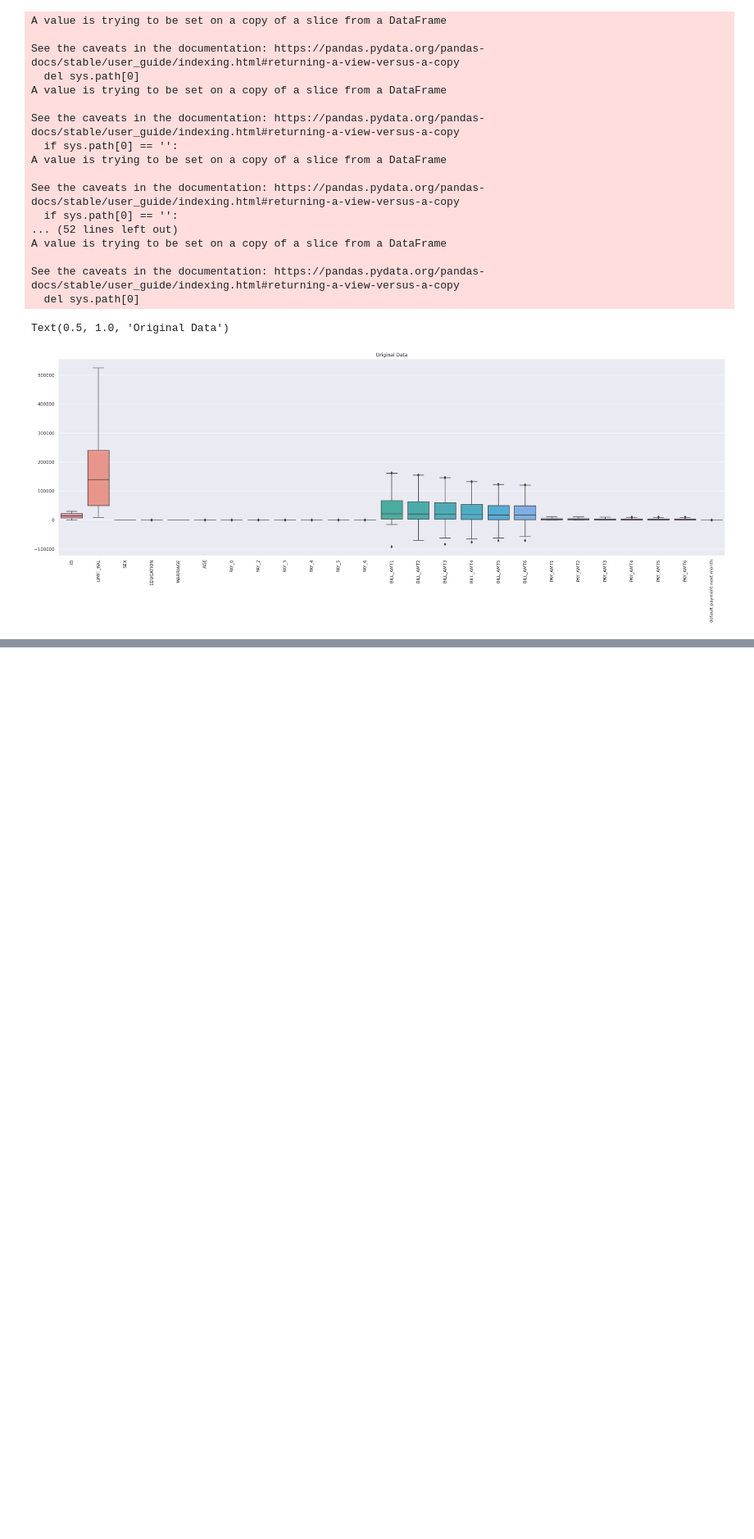
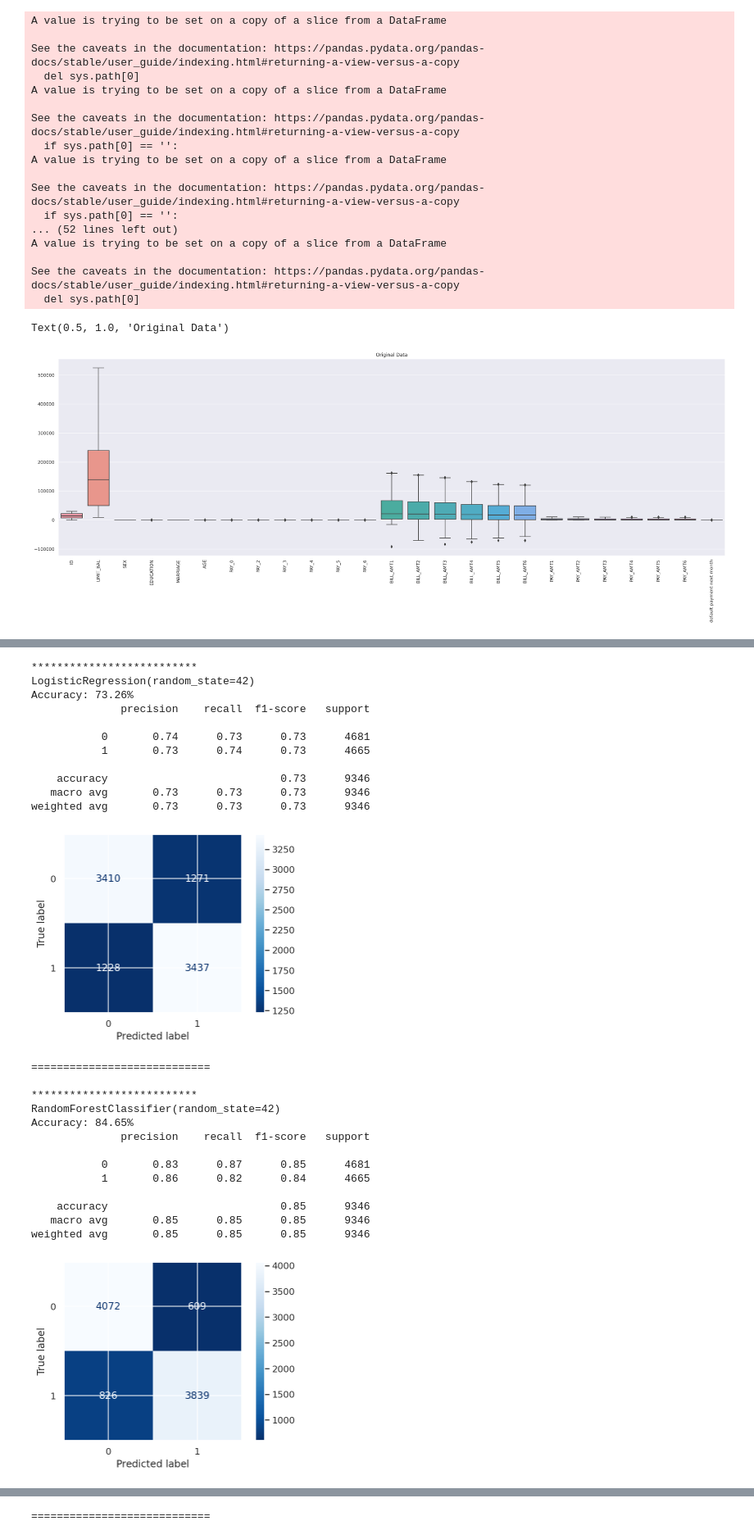
Before and after one commit to sanjayyanadi/supervised_model_classification, a Jupyter notebook: Credit_Card_Default_Prediction_Capstone_Project.ipynb, the cells around one changed output, grey strips where cells are left out. Shown at 82% size. Saved outputs shown, nothing was run; the diff lists cells and outputs as text; code cells hidden in the pictures; blank space fills up the shorter version.

```diff
--- a/Credit_Card_Default_Prediction_Capstone_Project.ipynb
+++ b/Credit_Card_Default_Prediction_Capstone_Project.ipynb
@@ -1163,15 +509,0 @@ weighted avg       0.61      0.46      0.50      6000
-# %%
-# model from seneraio 1
-model=rfc
-grid_values = {'n_estimators':[50, 80,  100], 'max_depth':[3, 5, 7]}
-rfc = GridSearchCV(rfc,grid_values, scoring = ('accuracy','roc_auc'),  cv=5)
-model.fit(X_train, Y_train)
-Y_pred_train = model.predict(X_train)
-Y_pred_validation= model.predict(X_test)
-print(model)
-acc = accuracy_score(Y_test, Y_pred_validation)
-print('Accuracy: %.2f%%'%(acc*100))
-print( classification_report(Y_test, model.predict(X_test)))
-plot_confusion_matrix(model, X_test, Y_test, cmap="Blues_r")
-plt.show()
-print(" ")
@@ -1196,2 +509,0 @@ RandomForestClassifier(max_depth=7, n_estimators=80, random_state=42)
-# %%
-model = model.best_estimator_
@@ -1251,0 +549,24 @@ importance_df.sort_values(by=['Feature Importance'],ascending=False)
+# %%
+from sklearn.preprocessing import StandardScaler
+from sklearn.model_selection import train_test_split
+from sklearn.linear_model import LogisticRegression
+from sklearn.ensemble import RandomForestClassifier, GradientBoostingClassifier
+from sklearn.tree import DecisionTreeClassifier
+from sklearn.svm import SVC
+from sklearn.metrics import accuracy_score
+from sklearn.metrics import confusion_matrix
+from sklearn.metrics import plot_confusion_matrix
+from sklearn.metrics import classification_report
+from sklearn.model_selection import GridSearchCV
+from sklearn.inspection import permutation_importance
+from sklearn.svm import SVC
+import warnings
+warnings.filterwarnings('ignore')
+
+seed=42
+lr=LogisticRegression (random_state=seed)
+rfc=RandomForestClassifier(random_state=seed)
+gbc= GradientBoostingClassifier(random_state=seed)
+dtc = DecisionTreeClassifier(random_state=seed)
+svc= SVC(random_state=seed)
+models=[lr,rfc,gbc,dtc,svc]
@@ -1251,0 +699,29 @@ importance_df.sort_values(by=['Feature Importance'],ascending=False)
+# %%
+model.base_model()
+# %% [output]
+**************************
+LogisticRegression(random_state=42)
+Accuracy: 73.26%
+              precision    recall  f1-score   support
+
+           0       0.74      0.73      0.73      4681
+           1       0.73      0.74      0.73      4665
+
+    accuracy                           0.73      9346
+   macro avg       0.73      0.73      0.73      9346
+weighted avg       0.73      0.73      0.73      9346
+[figure, added]
+============================
+
+**************************
+RandomForestClassifier(random_state=42)
+Accuracy: 84.65%
+              precision    recall  f1-score   support
+
+           0       0.83      0.87      0.85      4681
+           1       0.86      0.82      0.84      4665
+
+    accuracy                           0.85      9346
+   macro avg       0.85      0.85      0.85      9346
+weighted avg       0.85      0.85      0.85      9346
+[figure, added]
@@ -1251,0 +770 @@ importance_df.sort_values(by=['Feature Importance'],ascending=False)
+============================
```
Also changed, not shown: parts of 76 cells of this notebook.
